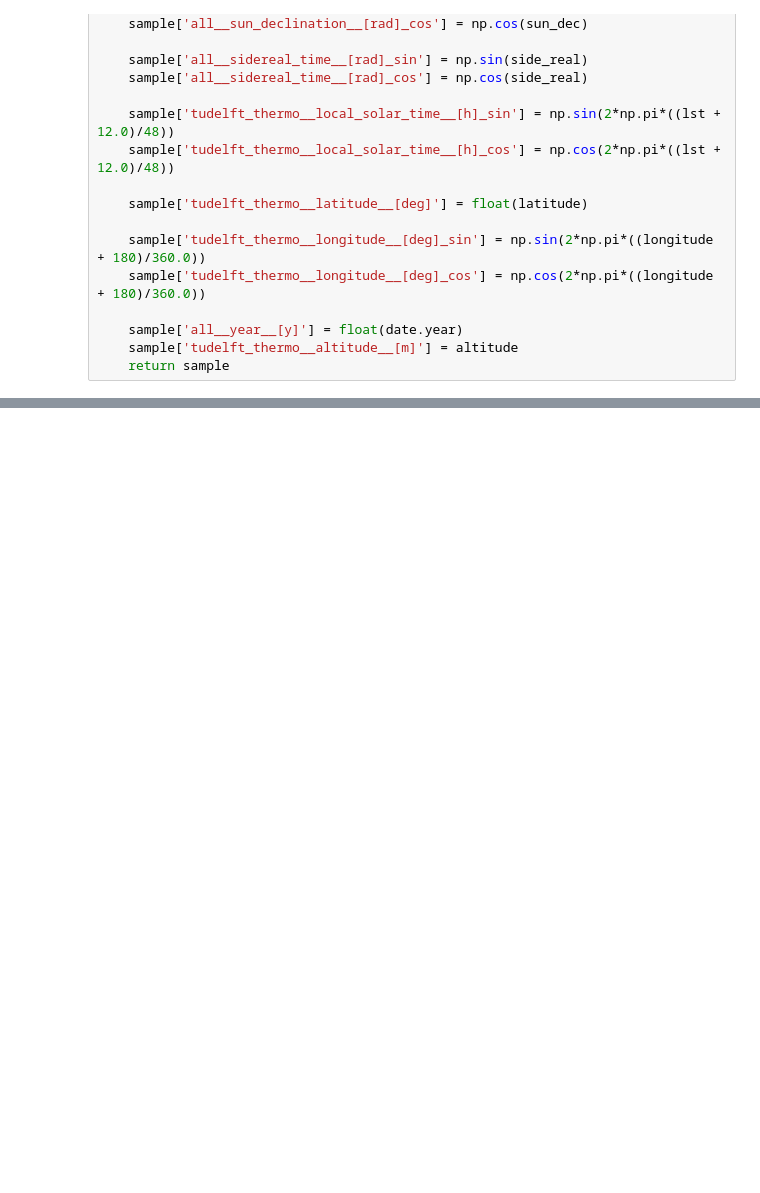
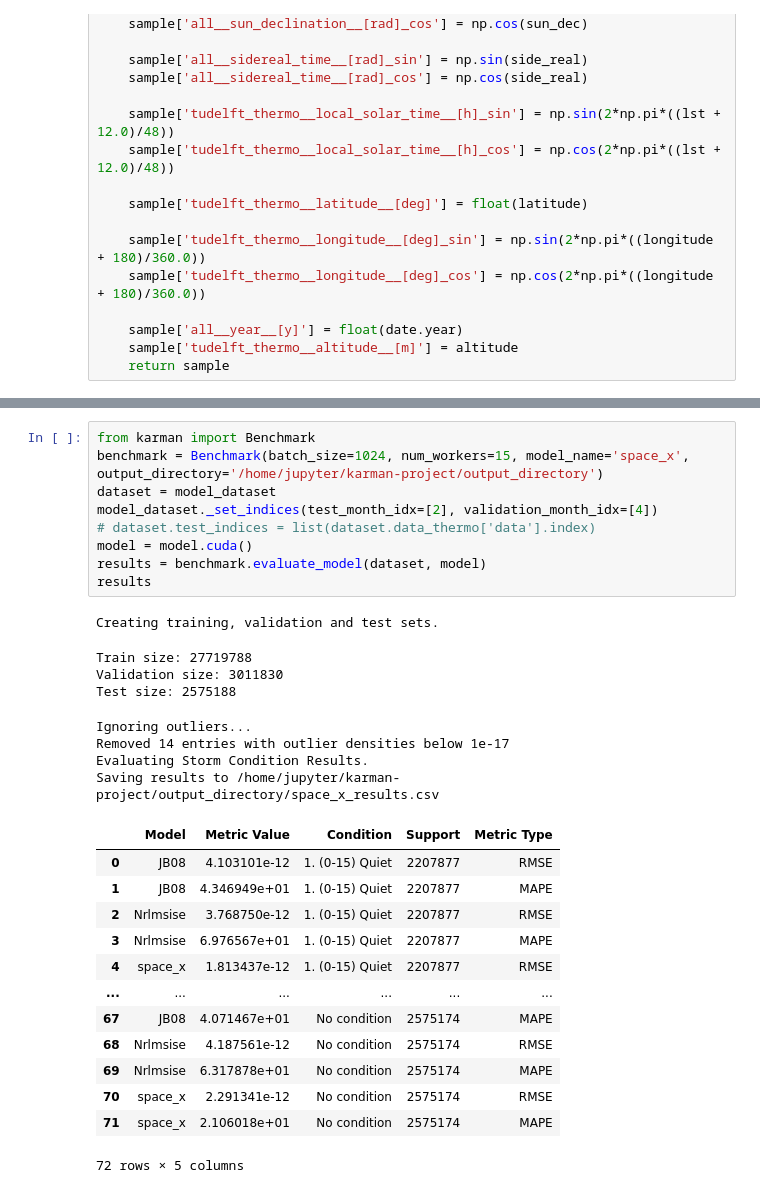
Before and after one commit to spaceml-org/karman, a Jupyter notebook: notebooks/space.ipynb, the cells around one changed output, grey strips where cells are left out. Saved outputs shown, nothing was run; the diff lists cells and outputs as text; blank space fills up the shorter version.

```diff
--- a/notebooks/space.ipynb
+++ b/notebooks/space.ipynb
@@ -134,0 +199,31 @@ space_x_dataset.time_series_data['fism2_flare_stan_bands']['data'].head()
+# %%
+from karman import Benchmark
+benchmark = Benchmark(batch_size=1024, num_workers=15, model_name='space_x', output_directory='/home/jupyter/karman-project/output_directory')
+dataset = model_dataset
+model_dataset._set_indices(test_month_idx=[2], validation_month_idx=[4])
+# dataset.test_indices = list(dataset.data_thermo['data'].index)
+model = model.cuda()
+results = benchmark.evaluate_model(dataset, model)
+results
+# %% [output]
+Creating training, validation and test sets.
+Train size: 27719788
+Validation size: 3011830
+Test size: 2575188
+Ignoring outliers...
+Removed 14 entries with outlier densities below 1e-17
+Evaluating Storm Condition Results.
+Saving results to /home/jupyter/karman-project/output_directory/space_x_results.csv
+|  | Model | Metric Value | Condition | Support | Metric Type |
+| 0 | JB08 | 4.103101e-12 | 1. (0-15) Quiet | 2207877 | RMSE |
+| 1 | JB08 | 4.346949e+01 | 1. (0-15) Quiet | 2207877 | MAPE |
+| 2 | Nrlmsise | 3.768750e-12 | 1. (0-15) Quiet | 2207877 | RMSE |
+| 3 | Nrlmsise | 6.976567e+01 | 1. (0-15) Quiet | 2207877 | MAPE |
+| 4 | space_x | 1.813437e-12 | 1. (0-15) Quiet | 2207877 | RMSE |
+| ... | ... | ... | ... | ... | ... |
+| 67 | JB08 | 4.071467e+01 | No condition | 2575174 | MAPE |
+| 68 | Nrlmsise | 4.187561e-12 | No condition | 2575174 | RMSE |
+| 69 | Nrlmsise | 6.317878e+01 | No condition | 2575174 | MAPE |
+| 70 | space_x | 2.291341e-12 | No condition | 2575174 | RMSE |
+| 71 | space_x | 2.106018e+01 | No condition | 2575174 | MAPE |
+72 rows × 5 columns
```
Also changed, not shown: parts of 15 cells of this notebook.
